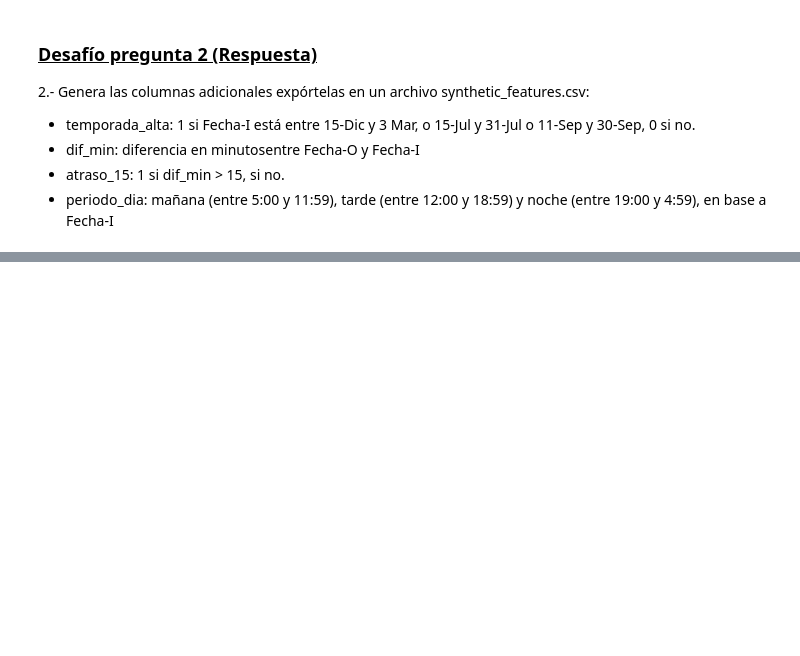
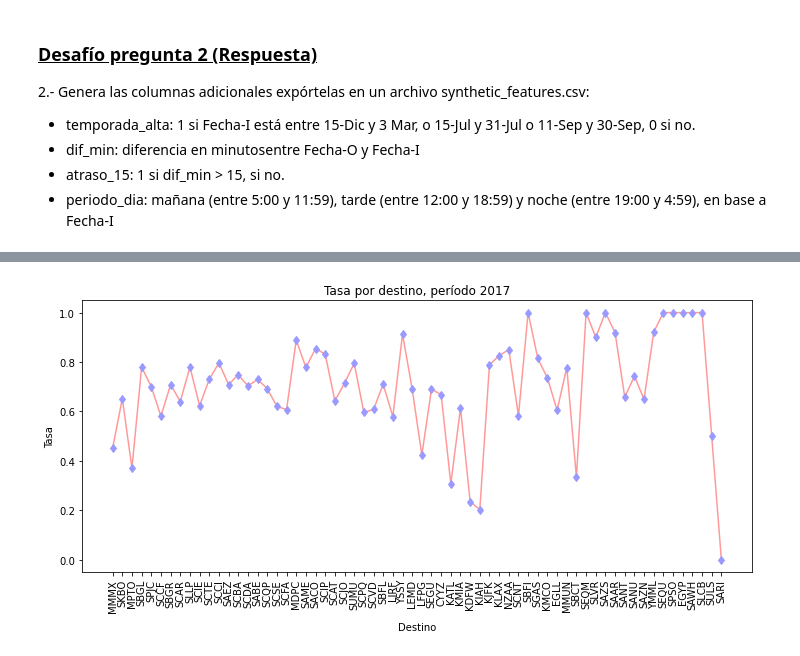
Before and after one commit to ignacialoyfra/ChallengeDataScientist-Ignacia-Loyola, a Jupyter notebook: solution.ipynb, the cells around one changed output, grey strips where cells are left out. Saved outputs shown, nothing was run; the diff lists cells and outputs as text; code cells hidden in the pictures; blank space fills up the shorter version.

```diff
--- a/solution.ipynb
+++ b/solution.ipynb
@@ -328,6 +285,19 @@ def tasa_ocurrencia(data, col, destino, dif_min):
             cont+=1
     aux = frecuencia_atraso(data, col, destino, dif_min)
     return aux/cont
+# %%
+def calculo_tasas(data, lista, col):
+
+    valores = []
+    atrasos = []
+    cantidad_total = []
+
+    for indice in range(len(lista)):
+        valores.append(tasa_ocurrencia(data, col, lista[indice], 'dif_min'))
+        atrasos.append(frecuencia_atraso(data, col, lista[indice],'dif_min'))
+        cantidad_total.append(cantidad(data, col, lista[indice]))
+
+    return valores, atrasos, cantidad_total
 # %% [markdown]
 # Sección Uno: Análisis y exploración
 # %%
@@ -690,2 +527,0 @@ plt.show()
-# %%
-data['MES_I'] = cambio_de_meses(data,'Mes_I' )
@@ -907,0 +543,9 @@ plt.show()
+# %%
+destinos = data['Des-I'].unique().tolist()
+valores, atrasos, cantidad_total = calculo_tasas(data, destinos,'Des-I')
+DestinoI_2017 = pd.DataFrame({
+    'Destino':destinos,
+    'N Vuelos':cantidad_total,
+    'N Vuelos atrasados':atrasos,
+    'Tasa':valores
+})
@@ -907,0 +568,10 @@ plt.show()
+# %%
+plt.figure(figsize=(12,5))
+plt.plot(DestinoI_2017['Destino'],DestinoI_2017['Tasa'],marker='d',linestyle='-', c = '#ff9999',markeredgecolor='#9999ff',markerfacecolor='#9999ff')
+plt.xticks(rotation = 90)
+plt.xlabel('Destino', labelpad=10)
+plt.ylabel('Tasa')
+plt.title('Tasa por destino, período 2017')
+plt.show()
+# %% [output]
+[figure, added]
```
Also changed, not shown: parts of 94 cells of this notebook.
